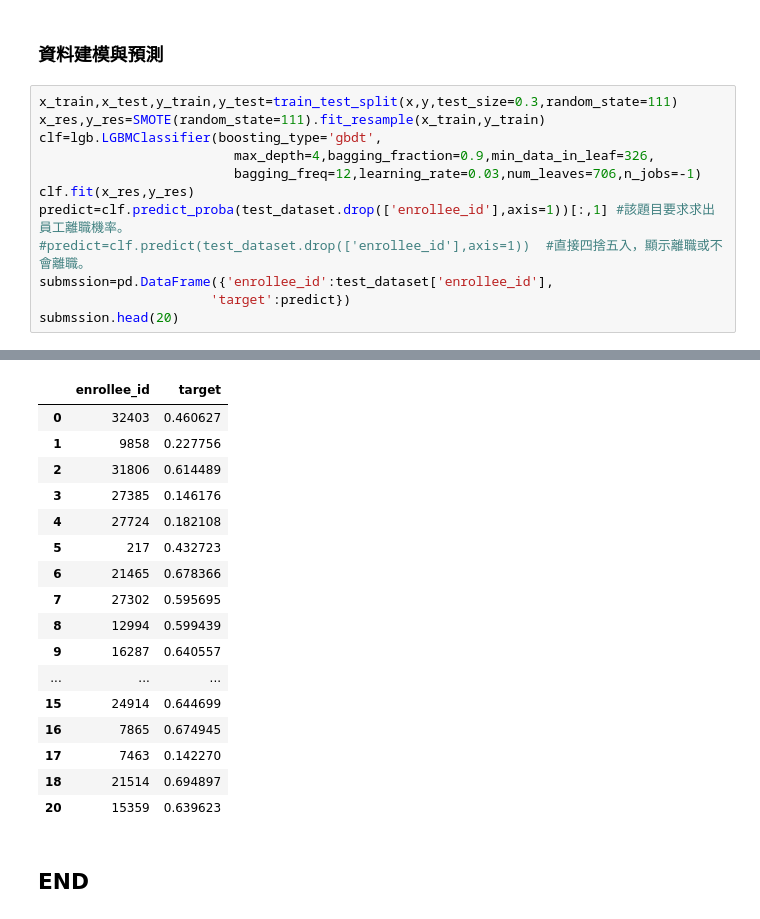
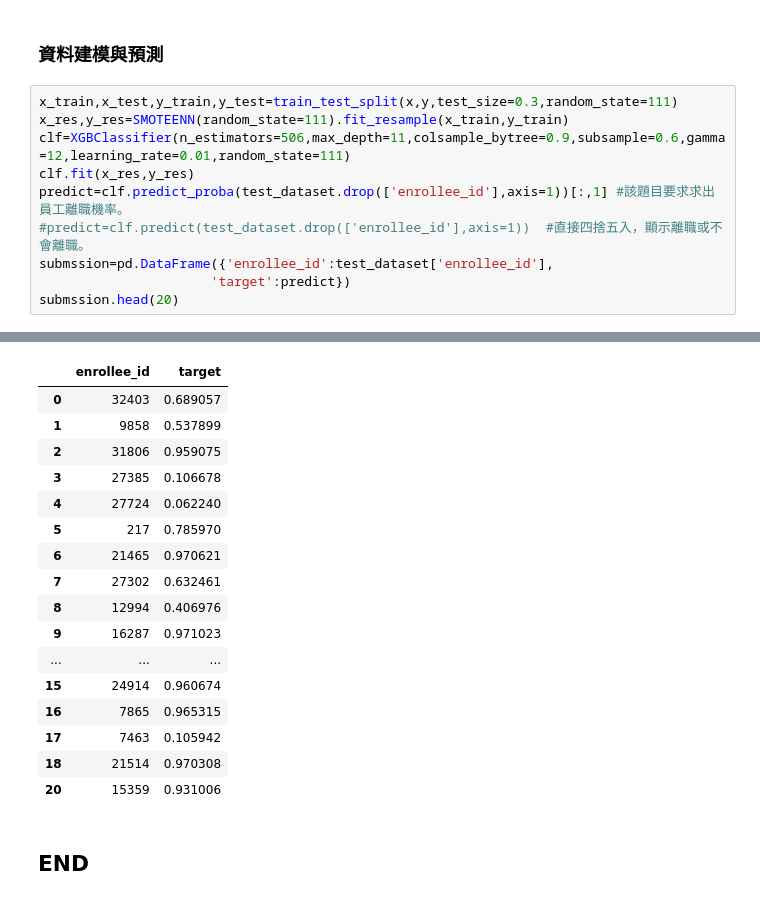
Before and after one commit to jason272727/Side-Project, a Jupyter notebook: Project3_HR.ipynb, the cells around one changed output, grey strips where cells are left out. Saved outputs shown, nothing was run; the diff lists cells and outputs as text.

```diff
--- a/Project3_HR.ipynb
+++ b/Project3_HR.ipynb
@@ -1875,10 +1871,8 @@ test_dataset
 <h3>資料建模與預測
 # %%
 x_train,x_test,y_train,y_test=train_test_split(x,y,test_size=0.3,random_state=111)
-x_res,y_res=SMOTE(random_state=111).fit_resample(x_train,y_train)
-clf=lgb.LGBMClassifier(boosting_type='gbdt',
-                         max_depth=4,bagging_fraction=0.9,min_data_in_leaf=326,
-                         bagging_freq=12,learning_rate=0.03,num_leaves=706,n_jobs=-1)
+x_res,y_res=SMOTEENN(random_state=111).fit_resample(x_train,y_train)
+clf=XGBClassifier(n_estimators=506,max_depth=11,colsample_bytree=0.9,subsample=0.6,gamma=12,learning_rate=0.01,random_state=111)
 clf.fit(x_res,y_res)
 predict=clf.predict_proba(test_dataset.drop(['enrollee_id'],axis=1))[:,1] #該題目要求求出員工離職機率。
 #predict=clf.predict(test_dataset.drop(['enrollee_id'],axis=1))  #直接四捨五入，顯示離職或不會離職。
@@ -1889,19 +1884,19 @@ submssion.head(20)
 |  | enrollee_id | target |
-| 0 | 32403 | 0.460627 |
-| 1 | 9858 | 0.227756 |
-| 2 | 31806 | 0.614489 |
-| 3 | 27385 | 0.146176 |
-| 4 | 27724 | 0.182108 |
-| 5 | 217 | 0.432723 |
-| 6 | 21465 | 0.678366 |
-| 7 | 27302 | 0.595695 |
-| 8 | 12994 | 0.599439 |
-| 9 | 16287 | 0.640557 |
+| 0 | 32403 | 0.689057 |
+| 1 | 9858 | 0.537899 |
+| 2 | 31806 | 0.959075 |
+| 3 | 27385 | 0.106678 |
+| 4 | 27724 | 0.062240 |
+| 5 | 217 | 0.785970 |
+| 6 | 21465 | 0.970621 |
+| 7 | 27302 | 0.632461 |
+| 8 | 12994 | 0.406976 |
+| 9 | 16287 | 0.971023 |
 | ... | ... | ... |
-| 15 | 24914 | 0.644699 |
-| 16 | 7865 | 0.674945 |
-| 17 | 7463 | 0.142270 |
-| 18 | 21514 | 0.694897 |
-| 20 | 15359 | 0.639623 |
+| 15 | 24914 | 0.960674 |
+| 16 | 7865 | 0.965315 |
+| 17 | 7463 | 0.105942 |
+| 18 | 21514 | 0.970308 |
+| 20 | 15359 | 0.931006 |
 # %% [markdown]
 <h2>END</h2>
```
Also changed, not shown: parts of 4 cells of this notebook.
